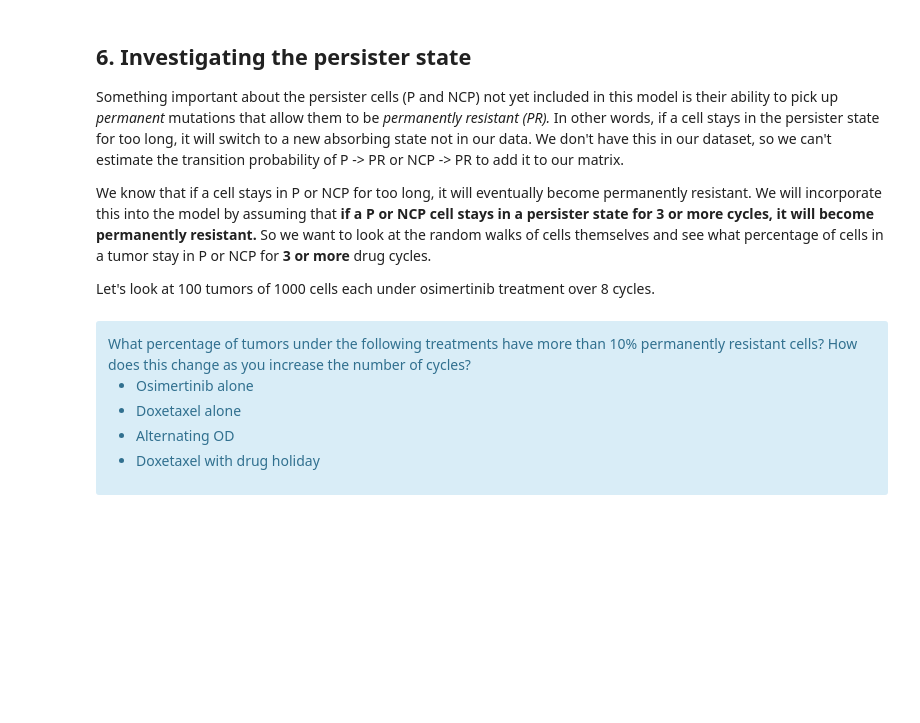
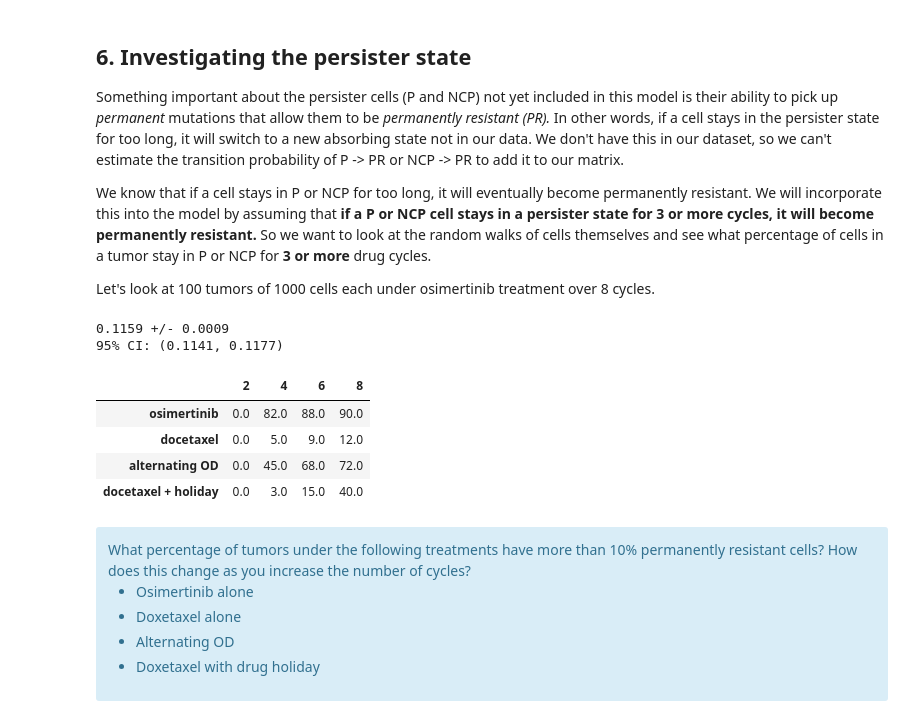
Before and after one commit to cejones8/UU_Labs, a Jupyter notebook: Lab 9/Lab09_markov_chain.ipynb, the cells around one changed output. Cells and saved outputs as stored; diff of their text form; code cells hidden in the pictures; blank space fills up the shorter version.

```diff
--- a/Lab 9/Lab09_markov_chain.ipynb
+++ b/Lab 9/Lab09_markov_chain.ipynb
@@ -511,17 +557,75 @@ We know that if a cell stays in P or NCP for too long, it will eventually become
 
 Let's look at 100 tumors of 1000 cells each under osimertinib treatment over 8 cycles.
 # %%
+PERSISTER = [OUTCOMES.index("P"), OUTCOMES.index("NCP")]
+
 # write a function that runs 1000 random walks and saves them
 # you will use this function 100 times to generate a simulated set of tumors
+def run_tumor(P, n_cells=1000):
+    starts = rng.choice(len(pi_mix), size=n_cells, p=pi_mix)
+    return [random_walk(int(s), P, N_CYCLES, rng) for s in starts]
 
 # go through each random walk and if a persister stays for 3+ consecutive cycles, add to tally
+def has_persister_run(walk):
+    run = 0
+    for state in walk:
+        run = run + 1 if state in PERSISTER else 0
+        if run == 3:
+            return True
+    return False
+
 # count up cells that stayed in persister state consecutively out of total cells
+def resistant_fraction(walks):
+    return np.mean([has_persister_run(w) for w in walks])
 
 # repeat for all tumors
+fracs = np.array([resistant_fraction(run_tumor(P_osi)) for _ in range(100)])
 
 # report mean +/- SEM for osimertinib
+mean, sem = fracs.mean(), fracs.std(ddof=1) / np.sqrt(len(fracs))
+print(f"{mean:.4f} +/- {sem:.4f}")
 
 # compare to 10% threshold using 95% CI or a hypothesis test
+print(f"95% CI: ({mean - 1.96*sem:.4f}, {mean + 1.96*sem:.4f})")
+# %% [output]
+0.1159 +/- 0.0009
+95% CI: (0.1141, 0.1177)
+# %%
+def first_resistant(walk):
+    run = 0
+    for t, state in enumerate(walk):
+        run = run + 1 if state in PERSISTER else 0
+        if run == 3:
+            return t
+    return 99
+
+def schedule_walk(start, Ps):
+    path = [start]
+    for P in Ps:
+        path.append(step(path[-1], P, rng))
+    return path
+
+schedules = {
+    "osimertinib": [P_osi] * 8,
+    "docetaxel": [P_doc] * 8,
+    "alternating OD": [P_osi, P_doc] * 4,
+    "docetaxel + holiday": [P_doc, P_holiday] * 4,
+}
+
+rows = []
+for Ps in schedules.values():
+    firsts = np.array([[first_resistant(schedule_walk(int(s), Ps))
+                        for s in rng.choice(len(pi_mix), size=1000, p=pi_mix)]
+                       for _ in range(100)])
+    rows.append({n: np.mean((firsts <= n).mean(axis=1) > 0.10) * 100 for n in (2, 4, 6, 8)})
+
+pd.DataFrame(rows, index=list(schedules)).round(0)
+# %% [output]
+|  | 2 | 4 | 6 | 8 |
+| osimertinib | 0.0 | 82.0 | 88.0 | 90.0 |
+| docetaxel | 0.0 | 5.0 | 9.0 | 12.0 |
+| alternating OD | 0.0 | 45.0 | 68.0 | 72.0 |
+| docetaxel + holiday | 0.0 | 3.0 | 15.0 | 40.0 |
 # %% [markdown]
 <div class="alert alert-info"> What percentage of tumors under the following treatments have more than 10% permanently resistant cells? How does this change as you increase the number of cycles?
 
```
Also changed, not shown: parts of 9 cells of this notebook.
